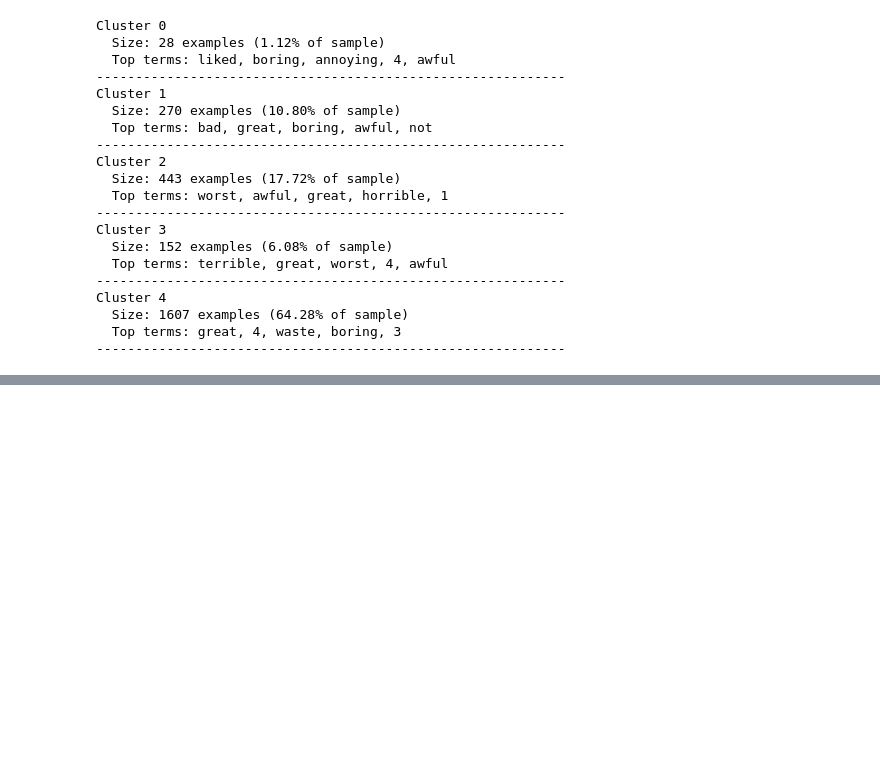
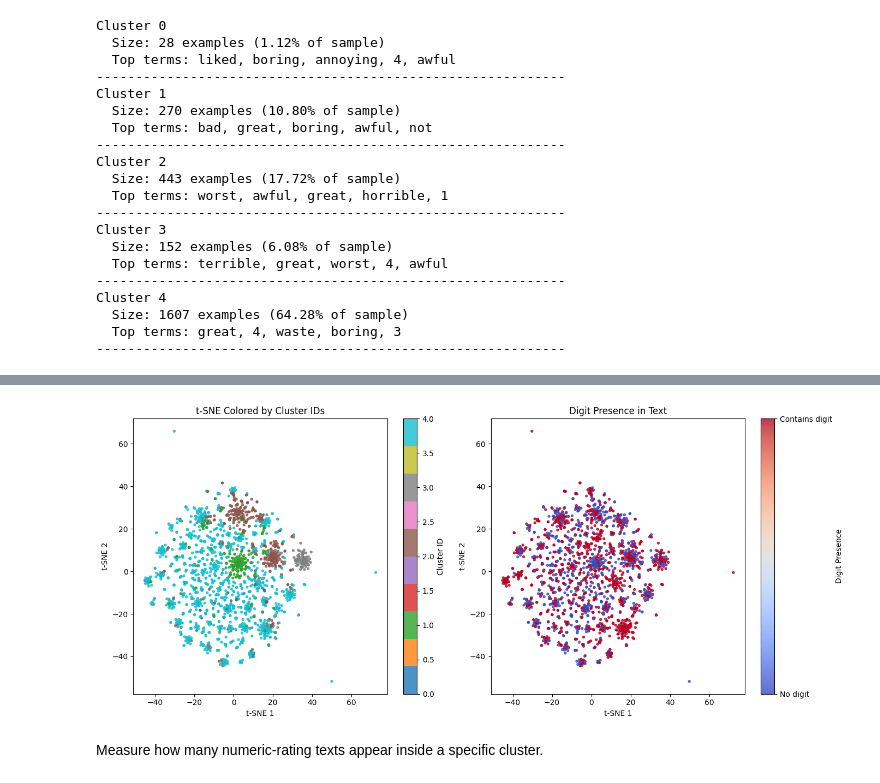
Before and after one commit to leusb/BT, a Jupyter notebook: Clustering.ipynb, the cells around one changed output, grey strips where cells are left out. Cells and saved outputs as stored; diff of their text form; code cells hidden in the pictures; blank space fills up the shorter version.

```diff
--- a/Clustering.ipynb
+++ b/Clustering.ipynb
@@ -460,0 +538,73 @@ for c in range(n_clusters):
+# %%
+import numpy as np
+import matplotlib.pyplot as plt
+from sklearn.manifold import TSNE
+
+
+def plot_tsne_combined(R_vocab, texts, cluster_ids, sample_size=2000):
+    n = min(sample_size, R_vocab.shape[0])
+    R_sub = R_vocab[:n]
+    texts_sub = texts[:n]
+    cluster_sub = cluster_ids[:n]
+
+    tsne = TSNE(
+        n_components=2,
+        init="random",
+        learning_rate="auto",
+        perplexity=30,
+        random_state=0,
+    )
+    coords = tsne.fit_transform(R_sub)
+
+    has_digit = np.array([int(any(ch.isdigit() for ch in t)) for t in texts_sub])
+
+    plt.figure(figsize=(14, 6))
+
+    # --------------------------
+    # Left plot: clusters
+    # --------------------------
+    plt.subplot(1, 2, 1)
+    scatter1 = plt.scatter(
+        coords[:, 0],
+        coords[:, 1],
+        c=cluster_sub,
+        s=8,
+        cmap="tab10",
+        alpha=0.8,
+    )
+    plt.xlabel("t-SNE 1")
+    plt.ylabel("t-SNE 2")
+    plt.title("t-SNE Colored by Cluster IDs")
+    plt.colorbar(scatter1, label="Cluster ID")
+
+    # --------------------------
+    # Right plot: digit presence
+    # --------------------------
+    plt.subplot(1, 2, 2)
+    scatter2 = plt.scatter(
+        coords[:, 0],
+        coords[:, 1],
+        c=has_digit,
+        s=8,
+        cmap="coolwarm",
+        alpha=0.8,
+        vmin=0,
+        vmax=1,
+    )
+    plt.xlabel("t-SNE 1")
+    plt.ylabel("t-SNE 2")
+    plt.title("Digit Presence in Text")
+
+    # Add legend describing color meaning
+    cbar = plt.colorbar(scatter2, ticks=[0, 1])
+    cbar.ax.set_yticklabels(["No digit", "Contains digit"])
+    cbar.set_label("Digit Presence")
+
+    plt.tight_layout()
+    plt.show()
+
+plot_tsne_combined(R_vocab, texts_neg, cluster_ids, sample_size=2000)
+# %% [output]
+[figure, added]
+# %% [markdown]
+Measure how many numeric-rating texts appear inside a specific cluster.
```
Also changed, not shown: parts of 43 cells of this notebook.
